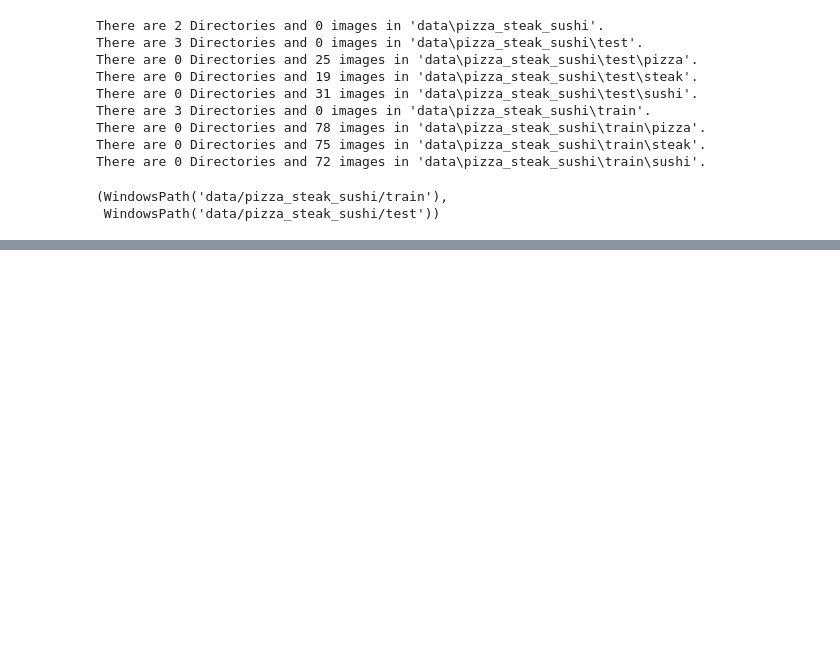
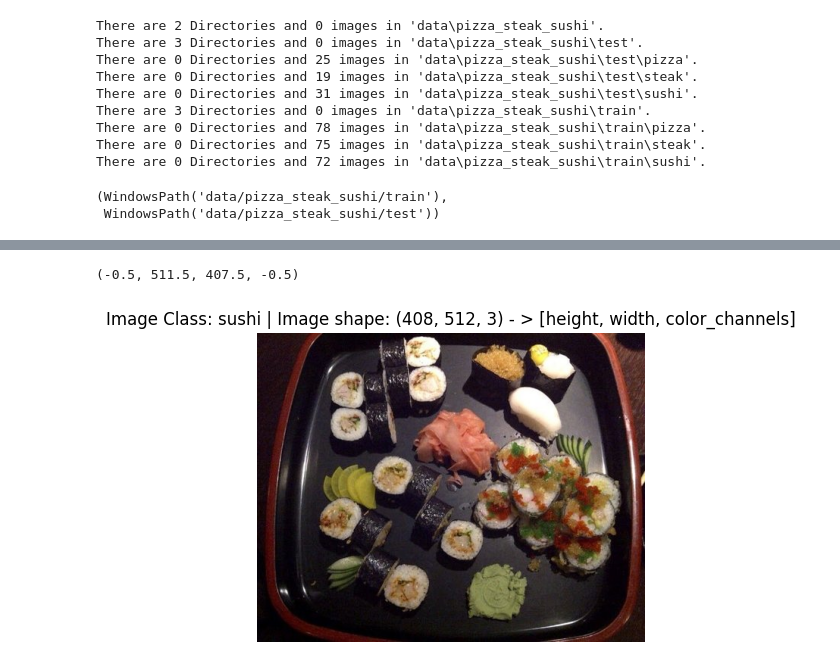
Before and after one commit to ZackFairMoaz/Machine-Learning, a Jupyter notebook: Deep Learning/PyTorch Basics/5-PyTorch_CustomDatasets.ipynb, the cells around one changed output, grey strips where cells are left out. Saved outputs shown, nothing was run; the diff lists cells and outputs as text; code cells hidden in the pictures; blank space fills up the shorter version.

```diff
--- a/Deep Learning/PyTorch Basics/5-PyTorch_CustomDatasets.ipynb
+++ b/Deep Learning/PyTorch Basics/5-PyTorch_CustomDatasets.ipynb
@@ -87,0 +118,13 @@ train_dir, test_dir
+# %%
+import numpy as np
+import matplotlib.pyplot as plt
+
+img_np = np.asarray(img)
+
+plt.figure(figsize=(5,5))
+plt.imshow(img_np)
+plt.title(f"Image Class: {image_class} | Image shape: {img_np.shape} - > [height, width, color_channels]") # HWC
+plt.axis(False)
+# %% [output]
+(-0.5, 511.5, 407.5, -0.5)
+[figure, added]
```
Also changed, not shown: parts of 8 cells of this notebook, 1 other file.
